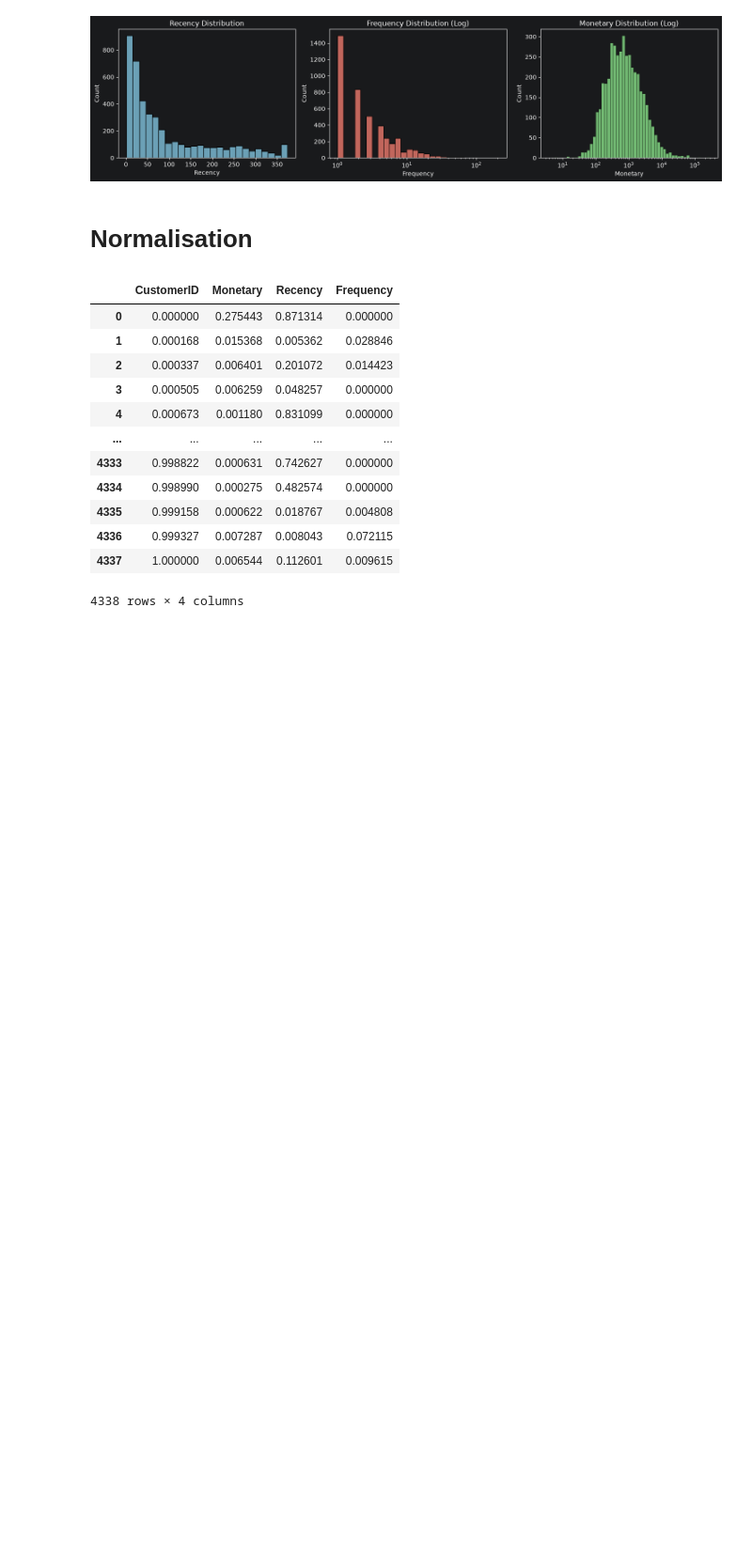
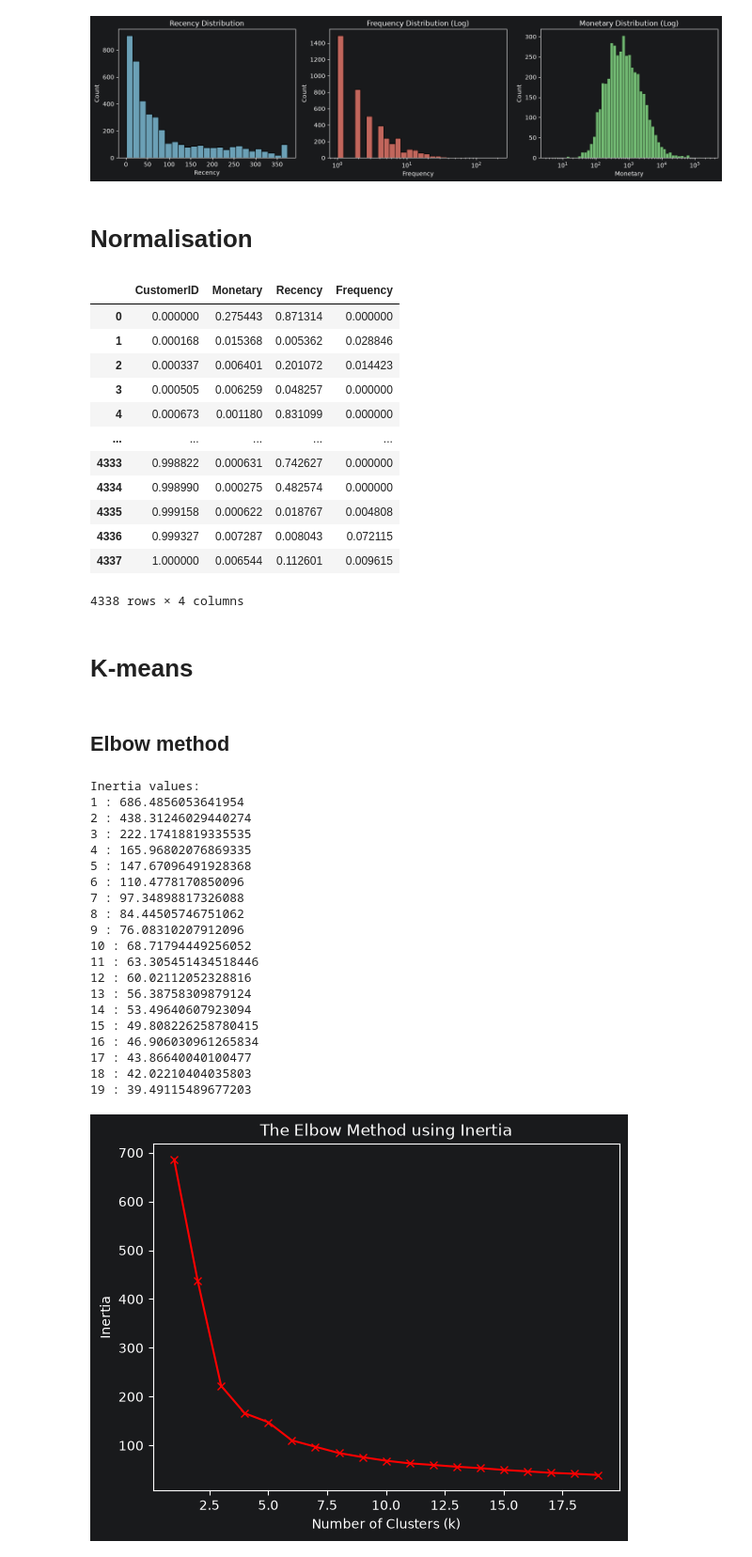
Before and after one commit to Aymanemjj/ML_Classification_of_clients, a Jupyter notebook: notebooks/main.ipynb, the cells around one changed output. Shown at 94% size. Saved outputs shown, nothing was run; the diff lists cells and outputs as text; code cells hidden in the pictures; blank space fills up the shorter version.

Commit message:
Elbow method & Silouhette score

```diff
--- a/notebooks/main.ipynb
+++ b/notebooks/main.ipynb
@@ -191,3 +191,7 @@ RFM
 | 4336 | 0.999327 | 0.007287 | 0.008043 | 0.072115 |
 | 4337 | 1.000000 | 0.006544 | 0.112601 | 0.009615 |
 4338 rows × 4 columns
+# %% [markdown]
+# K-means
+# %% [markdown]
+## Elbow method
@@ -193,0 +203,43 @@ RFM
+# %%
+inertias = []
+mapping = {}
+K = range(1, 20)
+
+for k in K:
+    kmeanModel = KMeans(n_clusters=k, random_state=42).fit(RFM)
+
+    inertias.append(kmeanModel.inertia_)
+
+    mapping[k] = inertias[-1]
+# %%
+print("Inertia values:")
+for key, val in mapping.items():
+    print(f'{key} : {val}')
+
+plt.plot(K, inertias, "bx-",color="red")
+plt.xlabel('Number of Clusters (k)')
+plt.ylabel('Inertia')
+plt.title('The Elbow Method using Inertia')
+plt.show()
+# %% [output]
+Inertia values:
+1 : 686.4856053641954
+2 : 438.31246029440274
+3 : 222.17418819335535
+4 : 165.96802076869335
+5 : 147.67096491928368
+6 : 110.4778170850096
+7 : 97.34898817326088
+8 : 84.44505746751062
+9 : 76.08310207912096
+10 : 68.71794449256052
+11 : 63.305451434518446
+12 : 60.02112052328816
+13 : 56.38758309879124
+14 : 53.49640607923094
+15 : 49.808226258780415
+16 : 46.906030961265834
+17 : 43.86640040100477
+18 : 42.02210404035803
+19 : 39.49115489677203
+[figure, added]
```
Also changed, not shown: parts of 3 cells of this notebook.
